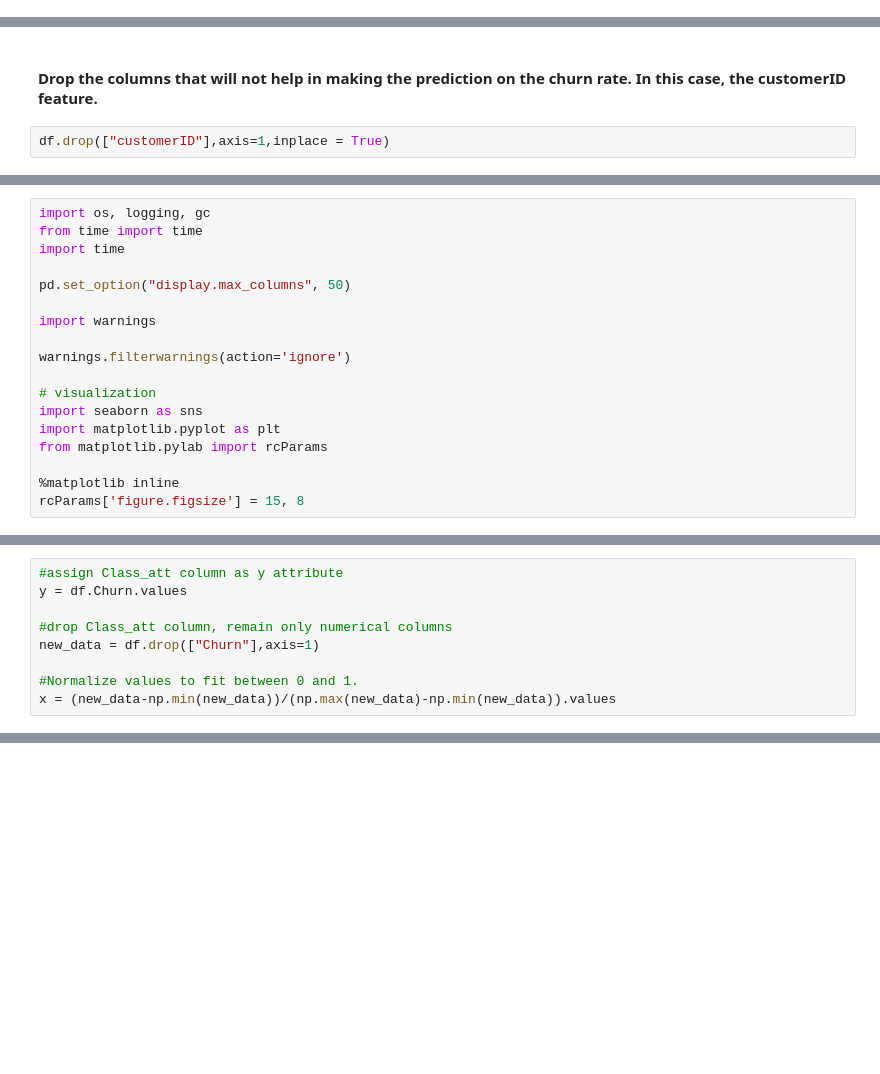
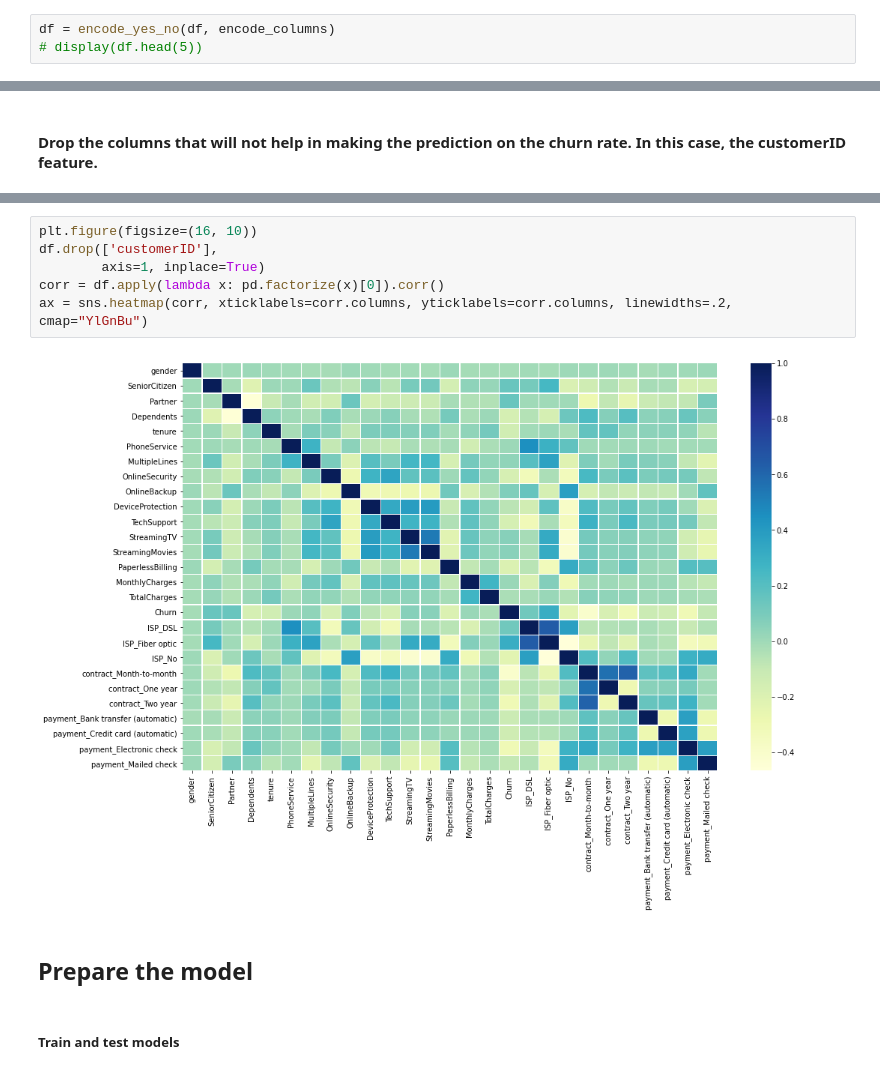
Before and after one commit to EnoshNyarige/Assignment2-customerChurn-, a Jupyter notebook: Churn-Assignment.ipynb, the cells around one changed output, grey strips where cells are left out. Cells and saved outputs as stored; diff of their text form; blank space fills up the shorter version.

```diff
--- a/Churn-Assignment.ipynb
+++ b/Churn-Assignment.ipynb
@@ -14,0 +129,3 @@ df = pd.read_csv('churn.csv')
+# %%
+df = encode_yes_no(df, encode_columns)
+# display(df.head(5))
@@ -35,4 +143,2 @@ df
 # %% [markdown]
 #### Drop the columns that will not help in making the prediction on the churn rate. In this case, the customerID feature.
-# %%
-df.drop(["customerID"],axis=1,inplace = True)
@@ -91,18 +144,0 @@ display(df.head(5))
-# %%
-import os, logging, gc
-from time import time
-import time
-
-pd.set_option("display.max_columns", 50)
-
-import warnings
-
-warnings.filterwarnings(action='ignore')
-
-# visualization
-import seaborn as sns
-import matplotlib.pyplot as plt
-from matplotlib.pylab import rcParams
-
-%matplotlib inline
-rcParams['figure.figsize'] = 15, 8
@@ -152,9 +144,0 @@ Name: Churn, dtype: int64
-# %%
-#assign Class_att column as y attribute
-y = df.Churn.values
-
-#drop Class_att column, remain only numerical columns
-new_data = df.drop(["Churn"],axis=1)
-
-#Normalize values to fit between 0 and 1.
-x = (new_data-np.min(new_data))/(np.max(new_data)-np.min(new_data)).values
@@ -345,0 +186,12 @@ NameError: name 'best_xgb' is not defined
+# %%
+plt.figure(figsize=(16, 10))
+df.drop(['customerID'],
+        axis=1, inplace=True)
+corr = df.apply(lambda x: pd.factorize(x)[0]).corr()
+ax = sns.heatmap(corr, xticklabels=corr.columns, yticklabels=corr.columns, linewidths=.2, cmap="YlGnBu")
+# %% [output]
+[figure, added]
+# %% [markdown]
+## Prepare the model
+# %% [markdown]
+##### Train and test models
```
Also changed, not shown: parts of 60 cells of this notebook, 5 other files.
